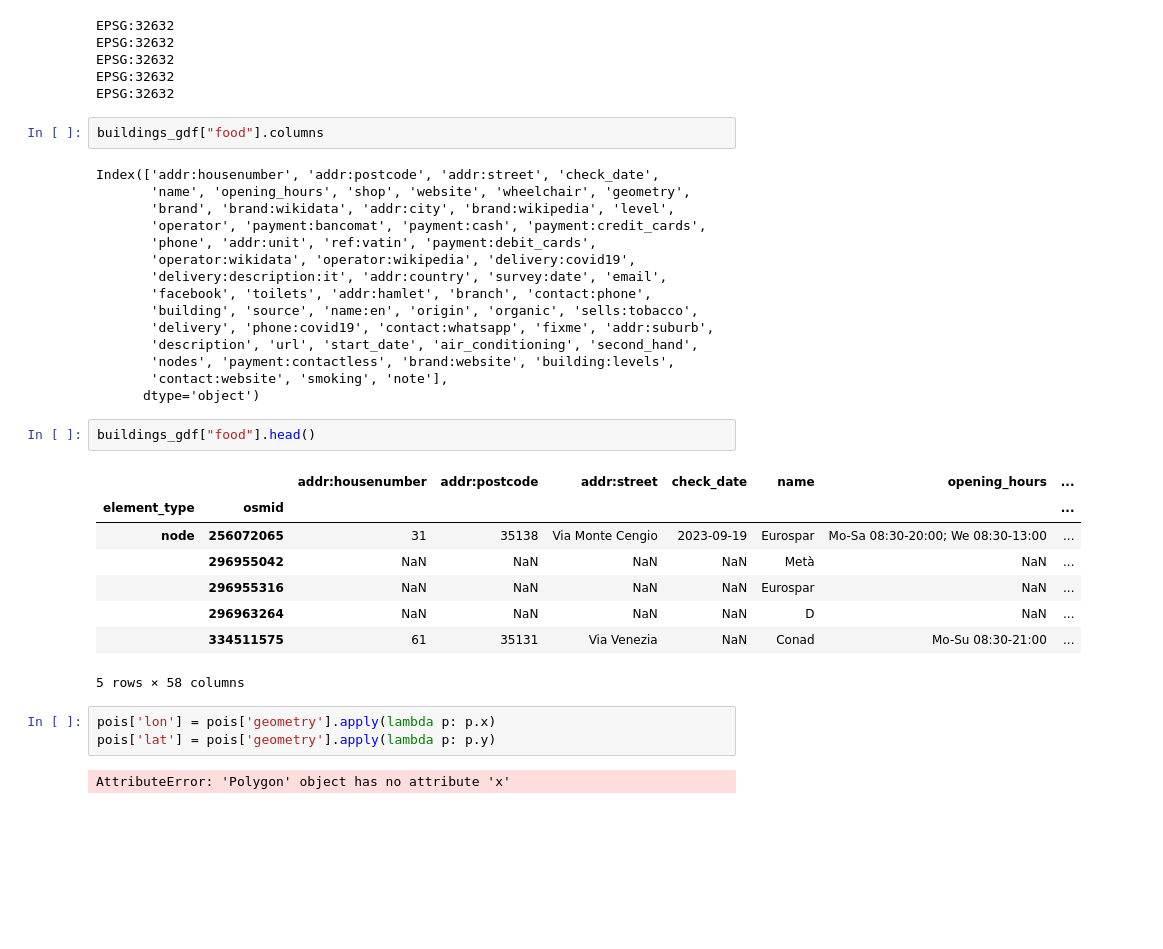
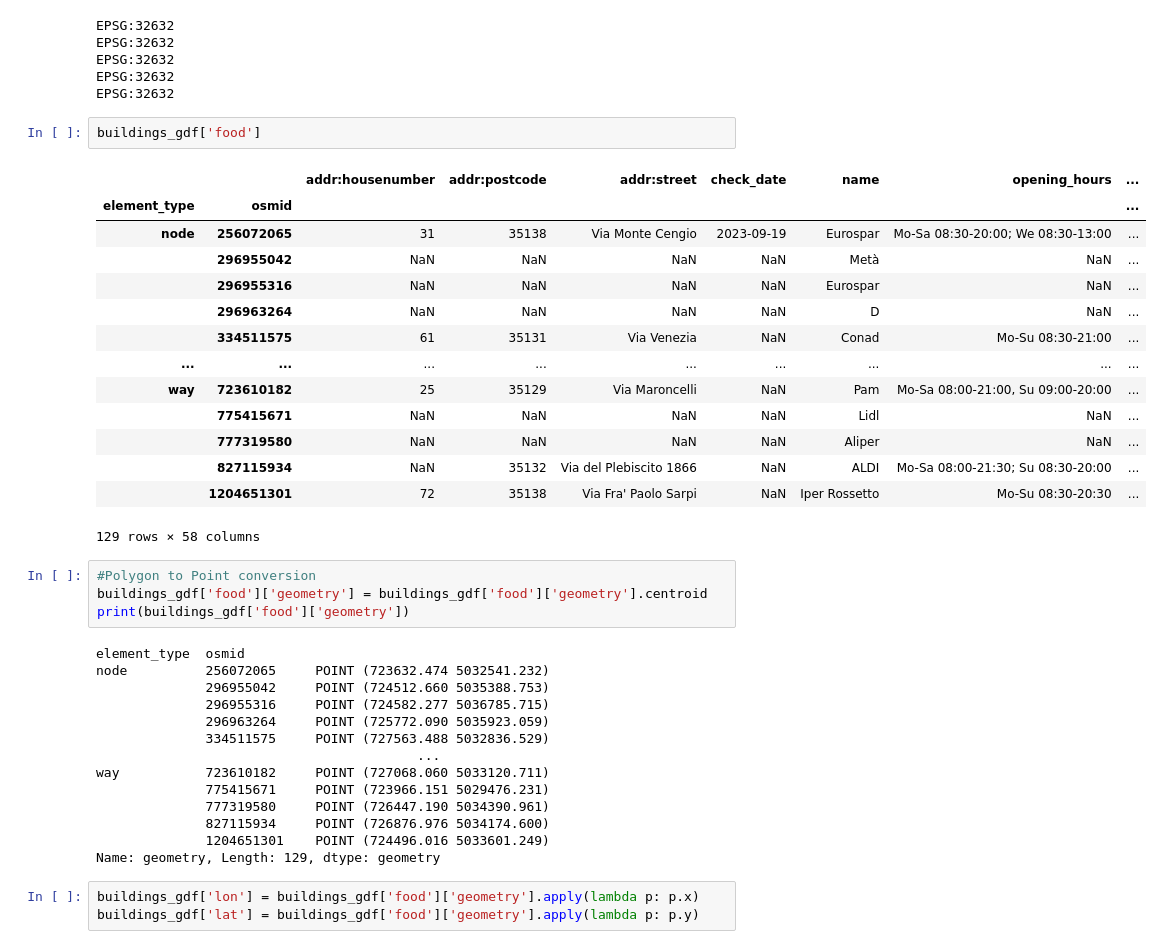
Before and after one commit to danielcharles0/LFN2324, a Jupyter notebook: Analysis.ipynb, the cells around one changed output. Saved outputs shown, nothing was run; the diff lists cells and outputs as text; blank space fills up the shorter version.

Commit message:
Data type issue solved

```diff
--- a/Analysis.ipynb
+++ b/Analysis.ipynb
@@ -151,35 +132,40 @@ EPSG:32632
 EPSG:32632
 EPSG:32632
 # %%
-buildings_gdf["food"].columns
+buildings_gdf['food']
 # %% [output]
+|  |  | addr:housenumber | addr:postcode | addr:street | check_date | name | opening_hours | ... |
+| element_type | osmid |  |  |  |  |  |  | ... |
+| node | 256072065 | 31 | 35138 | Via Monte Cengio | 2023-09-19 | Eurospar | Mo-Sa 08:30-20:00; We 08:30-13:00 | ... |
+|  | 296955042 | NaN | NaN | NaN | NaN | Metà | NaN | ... |
+|  | 296955316 | NaN | NaN | NaN | NaN | Eurospar | NaN | ... |
+|  | 296963264 | NaN | NaN | NaN | NaN | D | NaN | ... |
+|  | 334511575 | 61 | 35131 | Via Venezia | NaN | Conad | Mo-Su 08:30-21:00 | ... |
+| ... | ... | ... | ... | ... | ... | ... | ... | ... |
+| way | 723610182 | 25 | 35129 | Via Maroncelli | NaN | Pam | Mo-Sa 08:00-21:00, Su 09:00-20:00 | ... |
+|  | 775415671 | NaN | NaN | NaN | NaN | Lidl | NaN | ... |
+|  | 777319580 | NaN | NaN | NaN | NaN | Aliper | NaN | ... |
+|  | 827115934 | NaN | 35132 | Via del Plebiscito 1866 | NaN | ALDI | Mo-Sa 08:00-21:30; Su 08:30-20:00 | ... |
+|  | 1204651301 | 72 | 35138 | Via Fra' Paolo Sarpi | NaN | Iper Rossetto | Mo-Su 08:30-20:30 | ... |
-Index(['addr:housenumber', 'addr:postcode', 'addr:street', 'check_date',
-       'name', 'opening_hours', 'shop', 'website', 'wheelchair', 'geometry',
-       'brand', 'brand:wikidata', 'addr:city', 'brand:wikipedia', 'level',
-       'operator', 'payment:bancomat', 'payment:cash', 'payment:credit_cards',
-       'phone', 'addr:unit', 'ref:vatin', 'payment:debit_cards',
-       'operator:wikidata', 'operator:wikipedia', 'delivery:covid19',
-       'delivery:description:it', 'addr:country', 'survey:date', 'email',
-       'facebook', 'toilets', 'addr:hamlet', 'branch', 'contact:phone',
-       'building', 'source', 'name:en', 'origin', 'organic', 'sells:tobacco',
-       'delivery', 'phone:covid19', 'contact:whatsapp', 'fixme', 'addr:suburb',
-       'description', 'url', 'start_date', 'air_conditioning', 'second_hand',
-       'nodes', 'payment:contactless', 'brand:website', 'building:levels',
-       'contact:website', 'smoking', 'note'],
-      dtype='object')
+129 rows × 58 columns
 # %%
-buildings_gdf["food"].head()
+#Polygon to Point conversion
+buildings_gdf['food']['geometry'] = buildings_gdf['food']['geometry'].centroid
+print(buildings_gdf['food']['geometry'])
 # %% [output]
-|  |  | addr:housenumber | addr:postcode | addr:street | check_date | name | opening_hours | ... |
-| element_type | osmid |  |  |  |  |  |  | ... |
-| node | 256072065 | 31 | 35138 | Via Monte Cengio | 2023-09-19 | Eurospar | Mo-Sa 08:30-20:00; We 08:30-13:00 | ... |
-|  | 296955042 | NaN | NaN | NaN | NaN | Metà | NaN | ... |
-|  | 296955316 | NaN | NaN | NaN | NaN | Eurospar | NaN | ... |
-|  | 296963264 | NaN | NaN | NaN | NaN | D | NaN | ... |
-|  | 334511575 | 61 | 35131 | Via Venezia | NaN | Conad | Mo-Su 08:30-21:00 | ... |
-5 rows × 58 columns
+element_type  osmid
+node          256072065     POINT (723632.474 5032541.232)
+              296955042     POINT (724512.660 5035388.753)
+              296955316     POINT (724582.277 5036785.715)
+              296963264     POINT (725772.090 5035923.059)
+              334511575     POINT (727563.488 5032836.529)
+                                         ...
+way           723610182     POINT (727068.060 5033120.711)
+              775415671     POINT (723966.151 5029476.231)
+              777319580     POINT (726447.190 5034390.961)
+              827115934     POINT (726876.976 5034174.600)
+              1204651301    POINT (724496.016 5033601.249)
+Name: geometry, Length: 129, dtype: geometry
 # %%
-pois['lon'] = pois['geometry'].apply(lambda p: p.x)
-pois['lat'] = pois['geometry'].apply(lambda p: p.y)
+buildings_gdf['lon'] = buildings_gdf['food']['geometry'].apply(lambda p: p.x)
+buildings_gdf['lat'] = buildings_gdf['food']['geometry'].apply(lambda p: p.y)
-# %% [output]
-AttributeError: 'Polygon' object has no attribute 'x'
```
Also changed, not shown: parts of 7 cells of this notebook.
